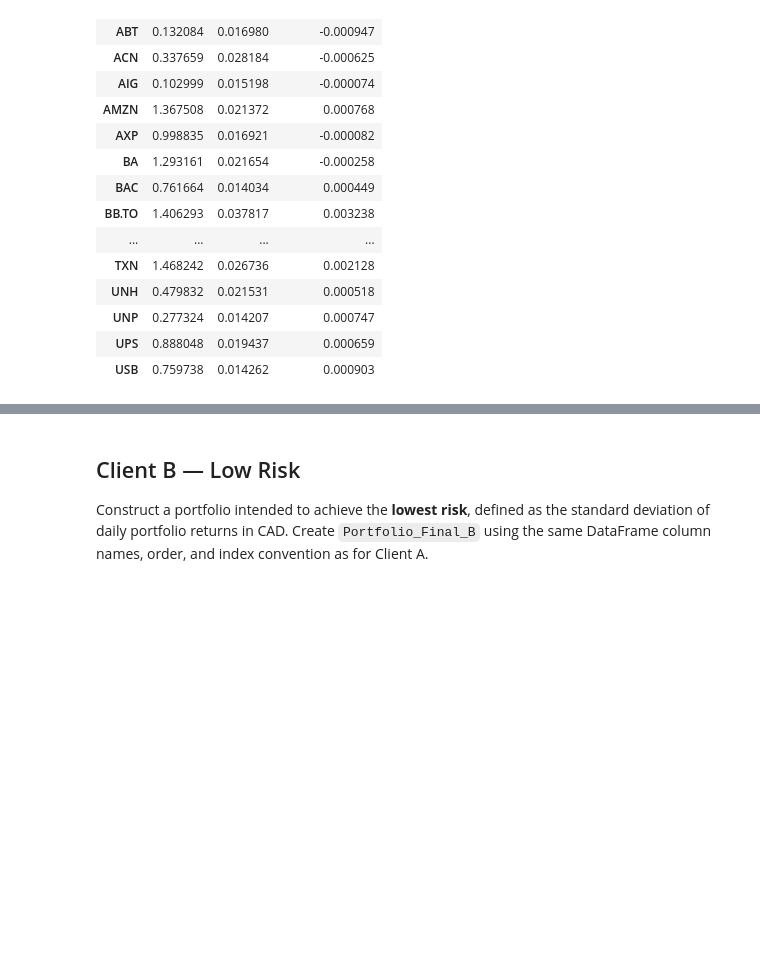
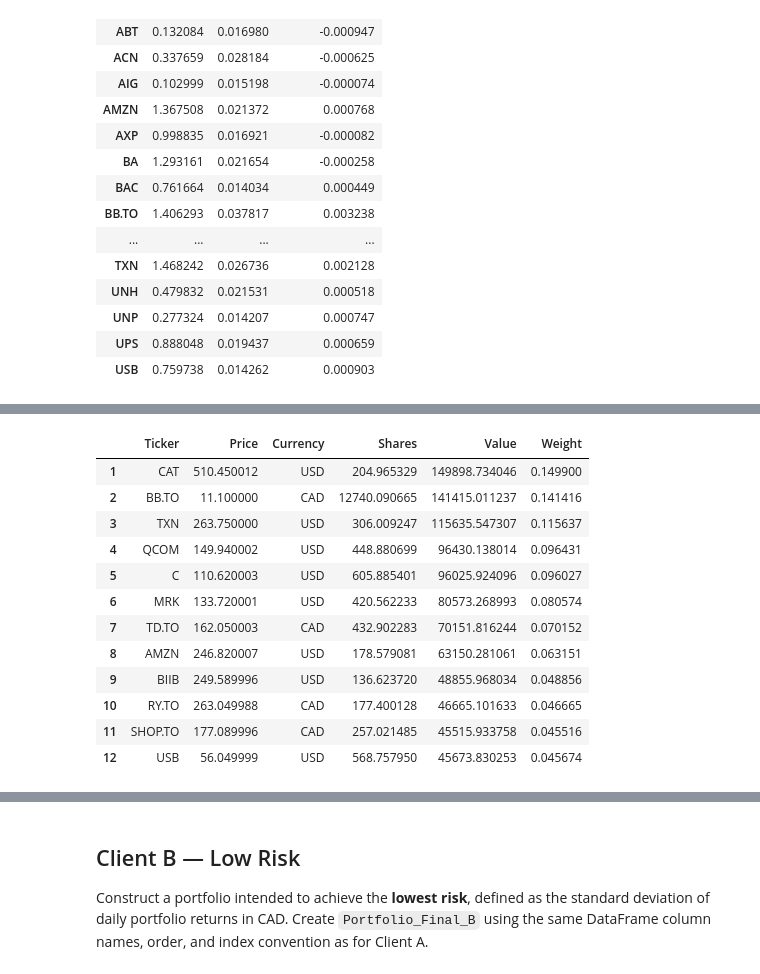
Before and after one commit to McMuf/cfmtrading08, a Jupyter notebook: Team_12_Assignment_2026.ipynb, the cells around one changed output, grey strips where cells are left out. Drawn from its saved outputs; the diff is of its cells as text; code cells hidden in the pictures; blank space fills up the shorter version.

```diff
--- a/Team_12_Assignment_2026.ipynb
+++ b/Team_12_Assignment_2026.ipynb
@@ -258,25 +242,25 @@ pd.DataFrame({'Beta': beta, 'Daily std': standard_deviation, 'Avg daily return':
 | USB | 0.759738 | 0.014262 | 0.000903 |
 # %%
 # turns raw scores into weights with no stock above ~15% and no sector above ~40%
-# (caps set slightly under the limits so rounding can never push a weight over)
+# (caps set slightly under the limits so rounding cant pushthr weight over)
 def apply_caps(raw, sectors, max_stock=0.1499, max_sector=0.399):
-    w = raw / raw.sum()                          # start: weights proportional to raw, sum to 1
+    w = raw / raw.sum()                    # start: weights proportional to raw, sum to 1
     frozen = pd.Series(False, index=w.index)     # stocks already at a cap, so they stop growing
     for i in range(100):
         over = w > max_stock + 1e-12
-        w[over] = max_stock                      # cut any stock above the stock cap
+        w[over] = max_stock
         frozen = frozen | over
         for sector in sectors.unique():
             members = sectors[sectors == sector].index
             total = w[members].sum()
-            if total > max_sector + 1e-12:       # shrink an oversized sector proportionally
+            if total > max_sector + 1e-12#shrink an oversized sector proportionally
                 w[members] = w[members] * max_sector / total
                 frozen[members] = True
-        extra = 1 - w.sum()                      # weight freed up by the cuts
-        if extra < 1e-12:                        # nothing left to hand out: done
+        extra = 1 - w.sum()
+        if extra < 1e-12:
             break
         free = ~frozen
-        if not free.any():                       # every stock is capped, nowhere to put the rest
+        if not free.any():
             break
-        w[free] = w[free] + extra * raw[free] / raw[free].sum()   # give it to uncapped stocks
+        w[free] = w[free] + extra * raw[free] / raw[free].sum()
     return w
@@ -360,3 +360,23 @@ then the 15% / 40% caps are applied and any excess is spread over the uncapped s
+# %%
+# weights prop to score (shifted so the lowest chosen score is still positive) then capsit
+raw_a = score_a[chosen_a] - score_a[chosen_a].min() + 1
+weights_a = apply_caps(raw_a, info_stocks.loc[chosen_a, 'Sector'])
+Portfolio_Final_A, fees_a = build_portfolio(weights_a, 1000000)
+display(Portfolio_Final_A)
+# %% [output]
+|  | Ticker | Price | Currency | Shares | Value | Weight |
+| 1 | CAT | 510.450012 | USD | 204.965329 | 149898.734046 | 0.149900 |
+| 2 | BB.TO | 11.100000 | CAD | 12740.090665 | 141415.011237 | 0.141416 |
+| 3 | TXN | 263.750000 | USD | 306.009247 | 115635.547307 | 0.115637 |
+| 4 | QCOM | 149.940002 | USD | 448.880699 | 96430.138014 | 0.096431 |
+| 5 | C | 110.620003 | USD | 605.885401 | 96025.924096 | 0.096027 |
+| 6 | MRK | 133.720001 | USD | 420.562233 | 80573.268993 | 0.080574 |
+| 7 | TD.TO | 162.050003 | CAD | 432.902283 | 70151.816244 | 0.070152 |
+| 8 | AMZN | 246.820007 | USD | 178.579081 | 63150.281061 | 0.063151 |
+| 9 | BIIB | 249.589996 | USD | 136.623720 | 48855.968034 | 0.048856 |
+| 10 | RY.TO | 263.049988 | CAD | 177.400128 | 46665.101633 | 0.046665 |
+| 11 | SHOP.TO | 177.089996 | CAD | 257.021485 | 45515.933758 | 0.045516 |
+| 12 | USB | 56.049999 | USD | 568.757950 | 45673.830253 | 0.045674 |
 # %% [markdown]
 ### Client A — Financial justification
 
```
Also changed, not shown: parts of 22 cells of this notebook.
